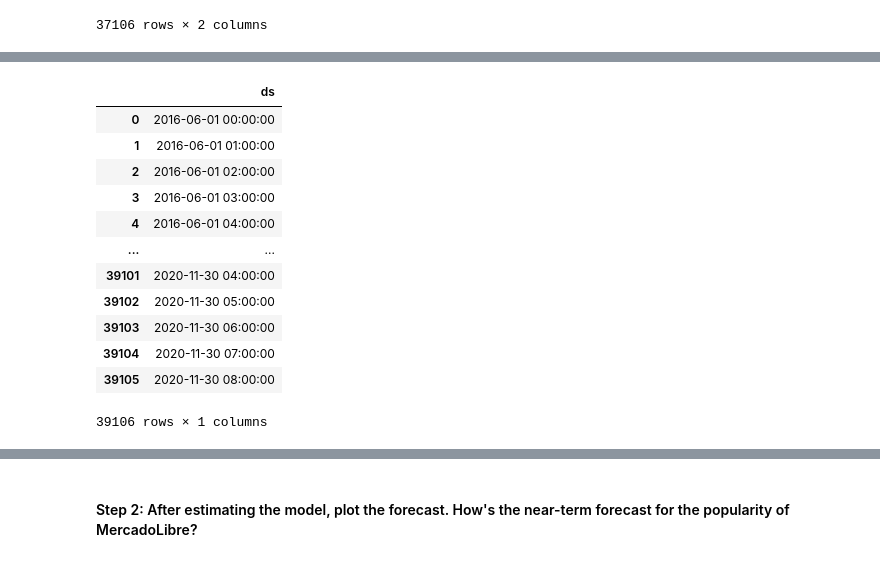
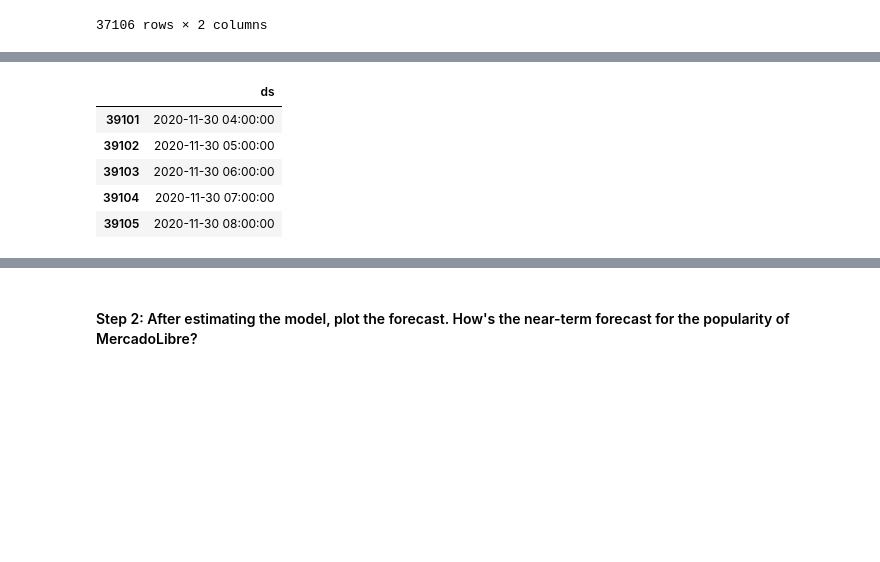
Before and after one commit to leonej01/prophet-challenge., a Jupyter notebook: forecasting_net_prophet.ipynb, the cells around one changed output, grey strips where cells are left out. Cells and saved outputs as stored; diff of their text form; code cells hidden in the pictures; blank space fills up the shorter version.

```diff
--- a/forecasting_net_prophet.ipynb
+++ b/forecasting_net_prophet.ipynb
@@ -461,23 +455,16 @@ INFO:cmdstanpy:Chain [1] done processing
 # %%
 # Create a future dataframe to hold predictions
 # Make the prediction go out as far as 2000 hours (approx 80 days)
-future = model.make_future_dataframe(periods=2000, freq="H")
+future_mercado_trends = model.make_future_dataframe(periods=2000, freq="H")
 
 # View the last five rows of the future_mercado_trends DataFrame
-future
+future_mercado_trends.tail(5)
 # %% [output]
 |  | ds |
-| 0 | 2016-06-01 00:00:00 |
-| 1 | 2016-06-01 01:00:00 |
-| 2 | 2016-06-01 02:00:00 |
-| 3 | 2016-06-01 03:00:00 |
-| 4 | 2016-06-01 04:00:00 |
-| ... | ... |
 | 39101 | 2020-11-30 04:00:00 |
 | 39102 | 2020-11-30 05:00:00 |
 | 39103 | 2020-11-30 06:00:00 |
 | 39104 | 2020-11-30 07:00:00 |
 | 39105 | 2020-11-30 08:00:00 |
-39106 rows × 1 columns
 # %%
 # Make the predictions for the trend data using the future_mercado_trends DataFrame
```
Also changed, not shown: parts of 14 cells of this notebook.
